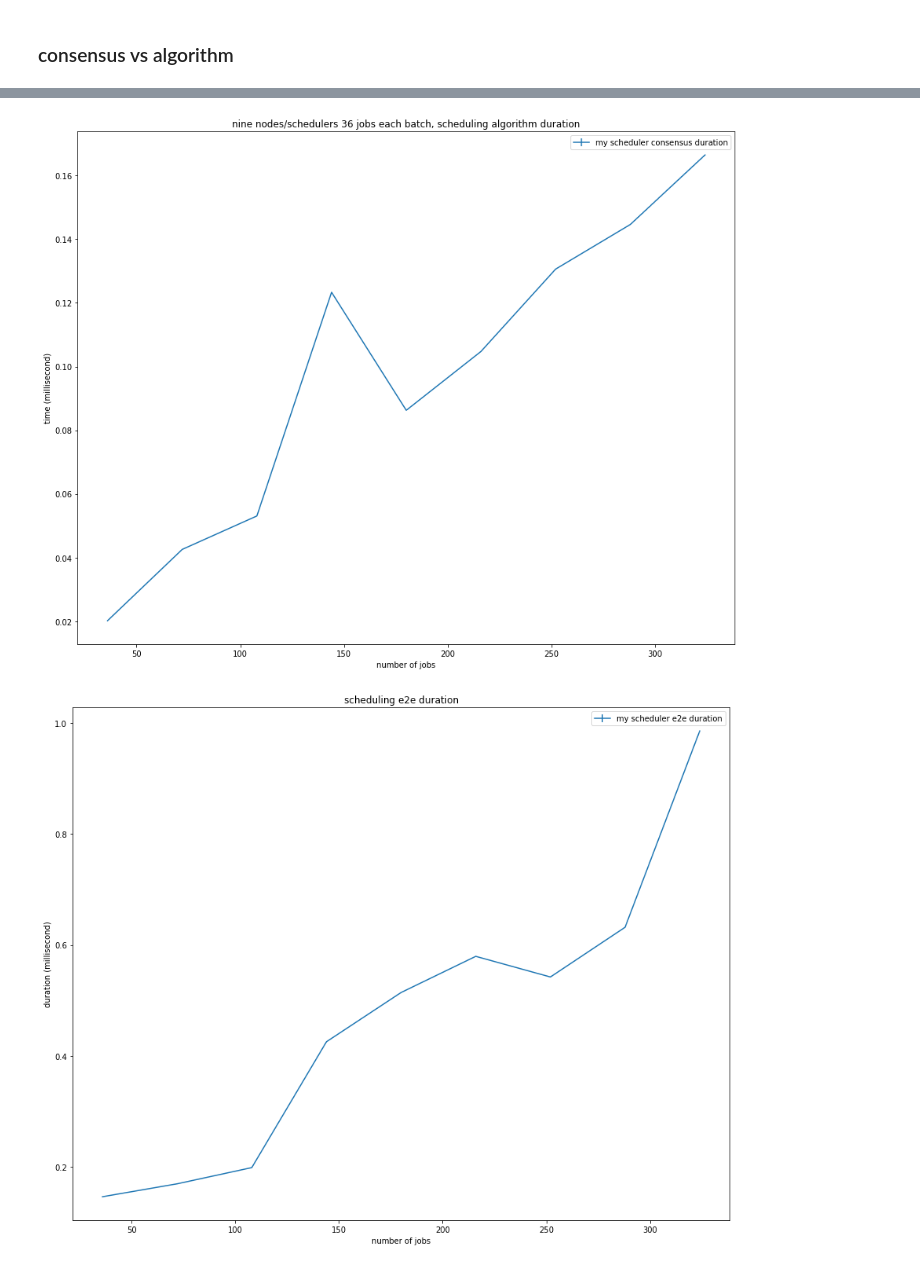
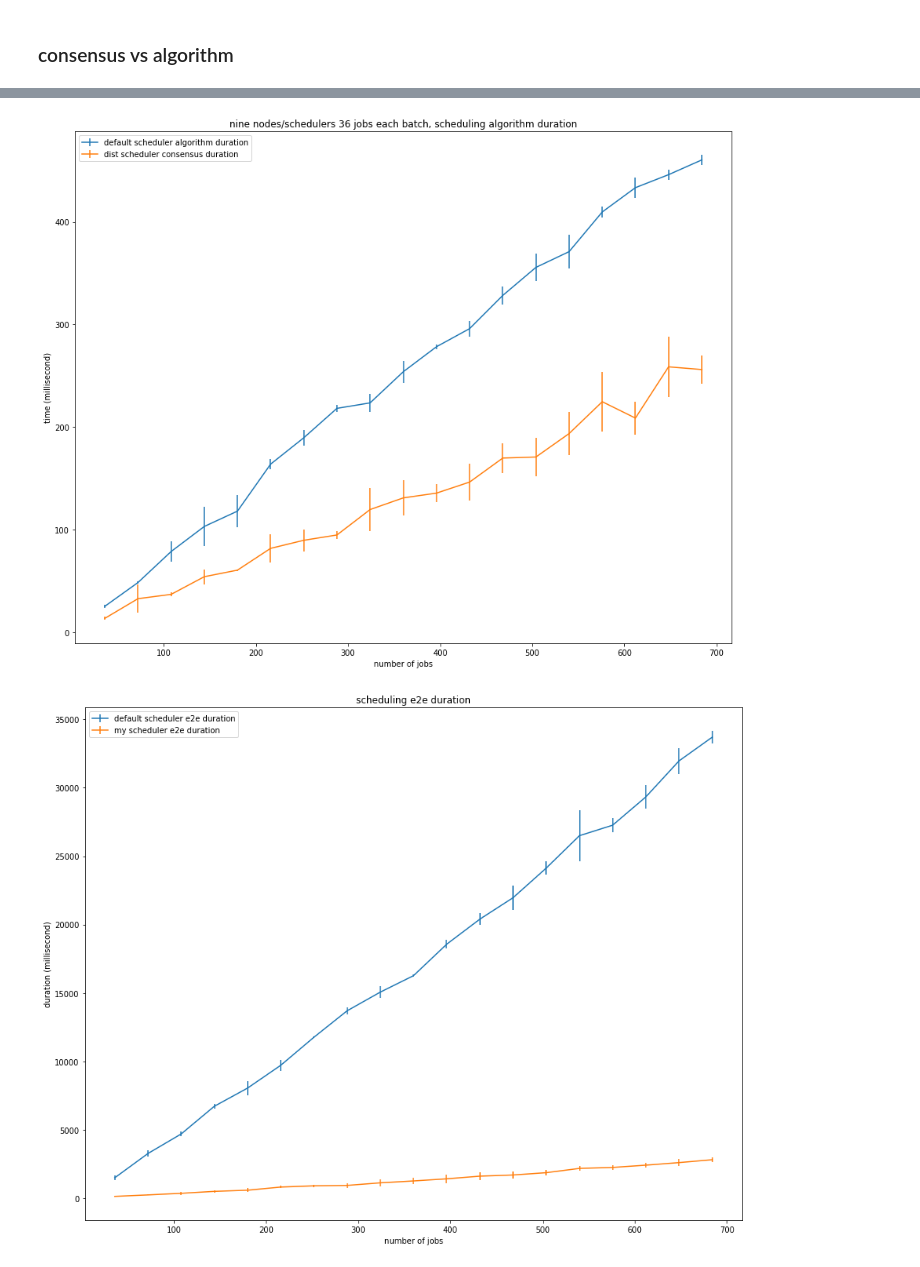
Before and after one commit to Vincent-lau/hyperion, a Jupyter notebook: measure/plotmetrics.ipynb, the cells around one changed output, grey strips where cells are left out. Cells and saved outputs as stored; diff of their text form; code cells hidden in the pictures.

Commit message:
some more graphs and data

```diff
--- a/measure/plotmetrics.ipynb
+++ b/measure/plotmetrics.ipynb
@@ -946,14 +954,14 @@ my_e2e_time = []
 default_e2e_time = []
 
 for i in range(len(pl_times[0])):
-  # x= default_scheduling_algorithm_duration[:, i]
-  # default_con_time.append([np.mean(x), np.std(x)])
+  x= default_scheduling_algorithm_duration[:, i]
+  default_con_time.append([np.mean(x), np.std(x)])
 
   x = con_times[:, i]
   my_con_time.append([np.mean(x), np.std(x)])
 
-  # x = default_scheduling_e2e_time[:, i]
-  # default_e2e_time.append([np.mean(x), np.std(x)])
+  x = default_scheduling_e2e_time[:, i]
+  default_e2e_time.append([np.mean(x), np.std(x)])
 
   x = pl_times[:, i] + con_times[:, i]
   my_e2e_time.append([np.mean(x), np.std(x)])
@@ -981,30 +999,30 @@ print(my_con_time)
 # %%
 x = np.array(job_factors) * 36
 
 fig, ax = plt.subplots()
 fig.set_size_inches(15, 12)
 
-# ax.errorbar(x, default_con_time[:, 0], yerr = default_con_time[:, 1],label='default scheduler algorithm duration')
-ax.errorbar(x, my_con_time[:, 0], yerr = my_con_time[:, 1], label='my scheduler consensus duration')
+ax.errorbar(x, default_con_time[:, 0], yerr = default_con_time[:, 1],label='default scheduler algorithm duration')
+ax.errorbar(x, my_con_time[:, 0], yerr = my_con_time[:, 1], label='dist scheduler consensus duration')
 ax.legend()
 ax.set_title('nine nodes/schedulers 36 jobs each batch, scheduling algorithm duration')
 ax.set_ylabel('time (millisecond)')
 ax.set_xlabel('number of jobs')
 
-fig.savefig(f'{graph_dir}con_time_and_algo_duration_errorbar.png')
+fig.savefig(f'{graph_dir}con_time_and_algo_duration_errorbar_20xjobs_5runs.png')
 
 
 fig, ax = plt.subplots()
 fig.set_size_inches(15, 12)
-# ax.errorbar(x, default_e2e_time[:, 0], yerr =default_e2e_time[:, 1], label='default scheduler e2e duration')
+ax.errorbar(x, default_e2e_time[:, 0], yerr =default_e2e_time[:, 1], label='default scheduler e2e duration')
 ax.errorbar(x, my_e2e_time[:,0], yerr = my_e2e_time[:, 1], label='my scheduler e2e duration')
 ax.set_ylabel('duration (millisecond)')
 ax.set_xlabel('number of jobs')
 ax.set_title('scheduling e2e duration')
 
 ax.legend()
 
-fig.savefig(f'{graph_dir}e2e_time_errorbar.png')
+fig.savefig(f'{graph_dir}e2e_time_errorbar_20xjobs_5runs.png')
 # %% [output]
-[figure, old version]
+[figure, new version]
-[figure, old version]
+[figure, new version]
```
Also changed, not shown: parts of 6 cells of this notebook, 15 other files.
